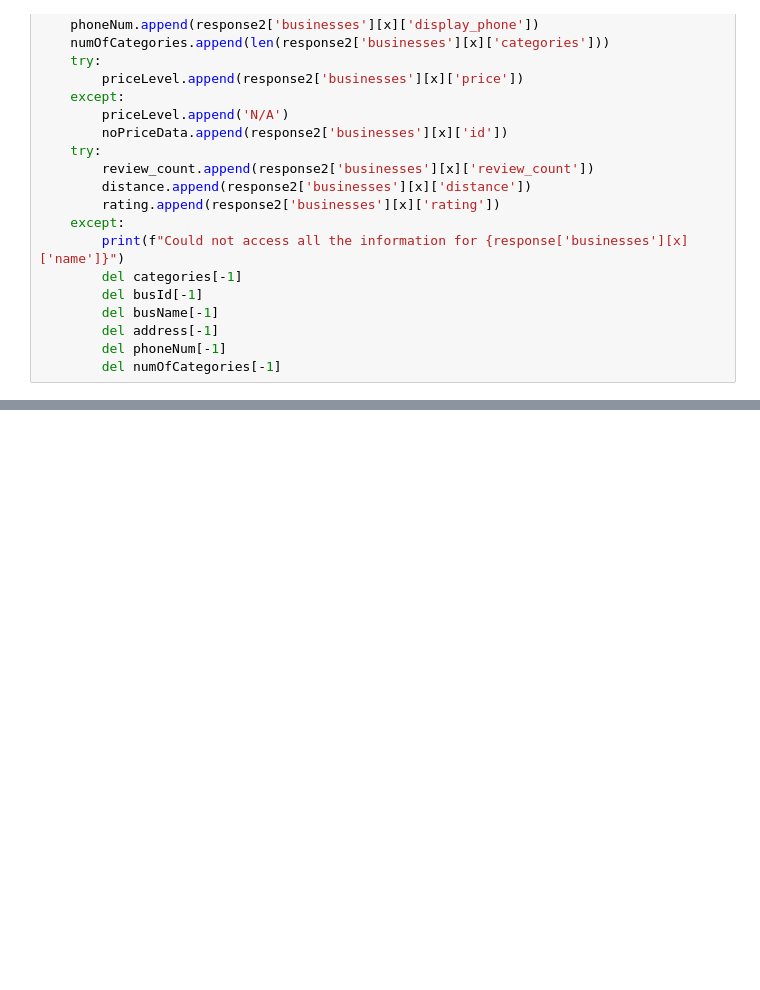
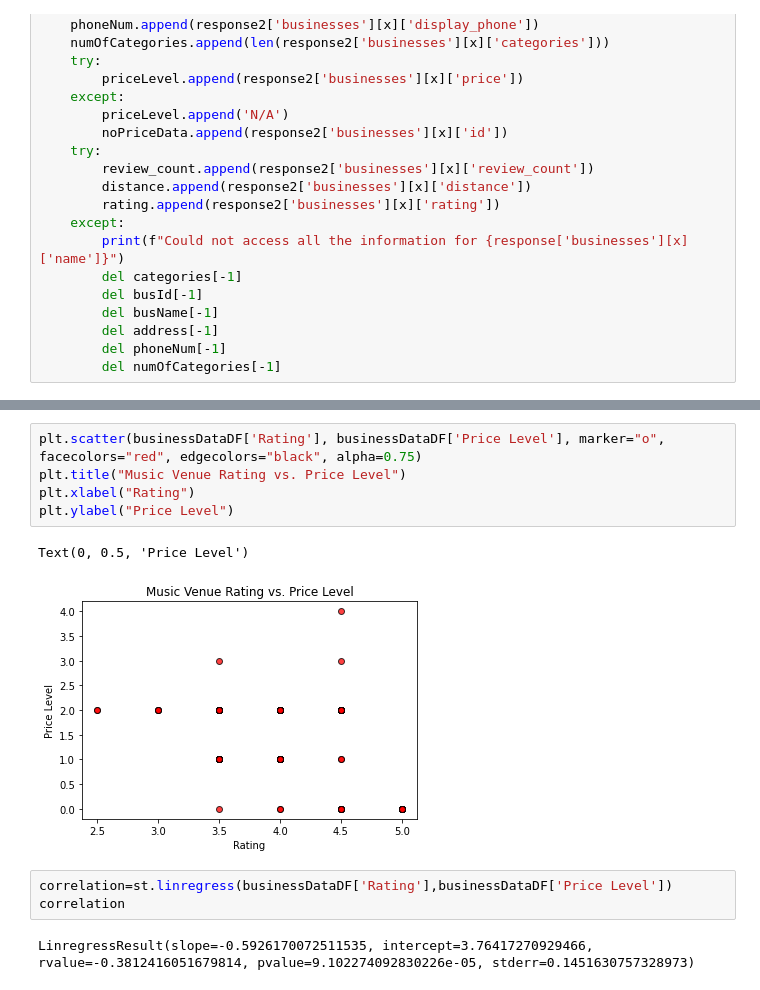
Before and after one commit to mattyk33/A-team, a Jupyter notebook: Yelp_API_Pull.ipynb, the cells around one changed output, grey strips where cells are left out. Drawn from its saved outputs; the diff is of its cells as text; blank space fills up the shorter version.

```diff
--- a/Yelp_API_Pull.ipynb
+++ b/Yelp_API_Pull.ipynb
@@ -158,0 +197,13 @@ range(0, 2)
+# %%
+plt.scatter(businessDataDF['Rating'], businessDataDF['Price Level'], marker="o", facecolors="red", edgecolors="black", alpha=0.75)
+plt.title("Music Venue Rating vs. Price Level")
+plt.xlabel("Rating")
+plt.ylabel("Price Level")
+# %% [output]
+Text(0, 0.5, 'Price Level')
+[figure, added]
+# %%
+correlation=st.linregress(businessDataDF['Rating'],businessDataDF['Price Level'])
+correlation
+# %% [output]
+LinregressResult(slope=-0.5926170072511535, intercept=3.76417270929466, rvalue=-0.3812416051679814, pvalue=9.102274092830226e-05, stderr=0.1451630757328973)
```
Also changed, not shown: parts of 20 cells of this notebook, 1 other file.
